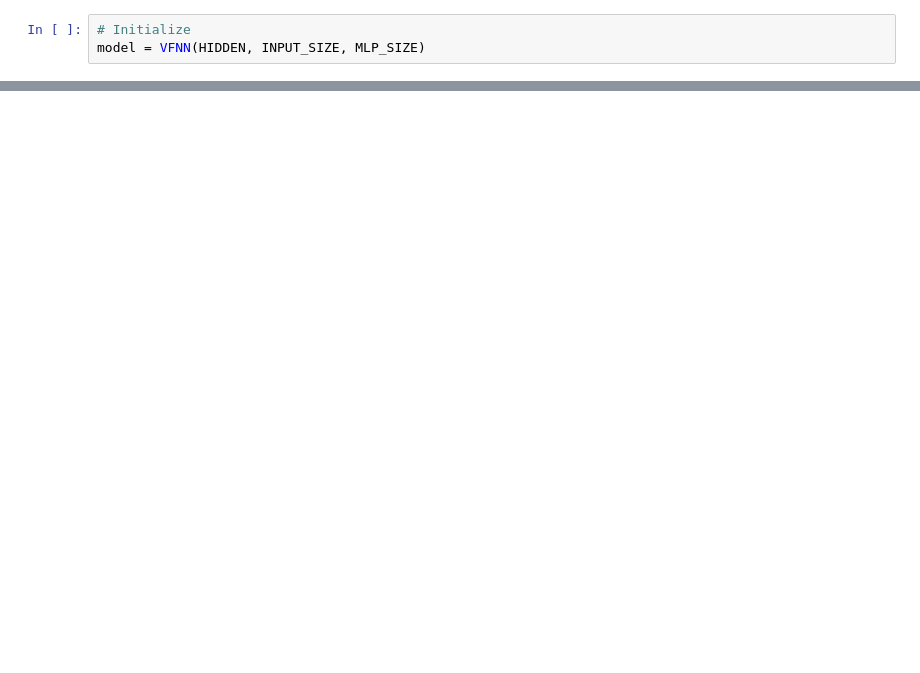
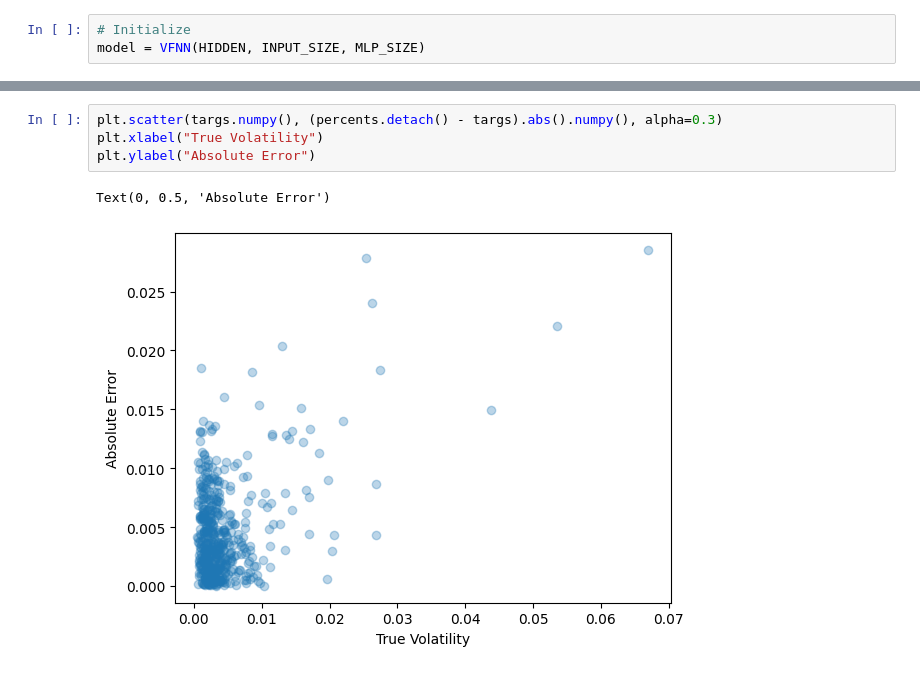
Before and after one commit to aaron-avram/VFNN, a Jupyter notebook: notebooks/LSTM.ipynb, the cells around one changed output, grey strips where cells are left out. Saved outputs shown, nothing was run; the diff lists cells and outputs as text; blank space fills up the shorter version.

```diff
--- a/notebooks/LSTM.ipynb
+++ b/notebooks/LSTM.ipynb
@@ -71,0 +94,7 @@ print(MAPE(vals, y_test, mean[:, -2], std[:, -2]).item())
+# %%
+plt.scatter(targs.numpy(), (percents.detach() - targs).abs().numpy(), alpha=0.3)
+plt.xlabel("True Volatility")
+plt.ylabel("Absolute Error")
+# %% [output]
+Text(0, 0.5, 'Absolute Error')
+[figure, added]
```
Also changed, not shown: parts of 7 cells of this notebook, 1 other file.
